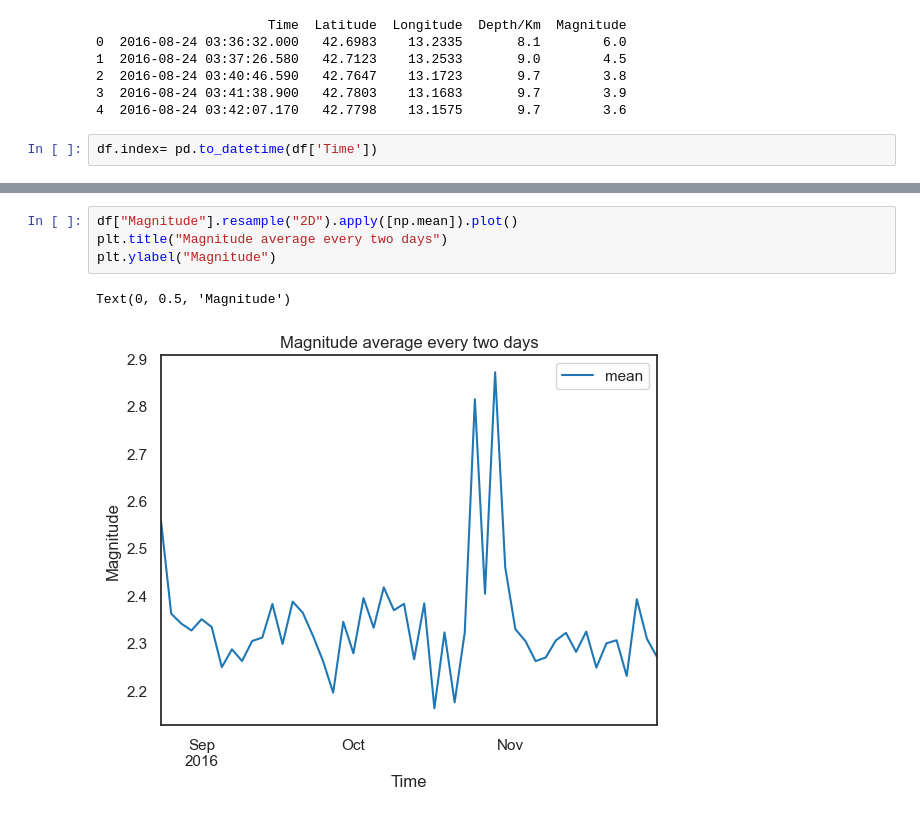
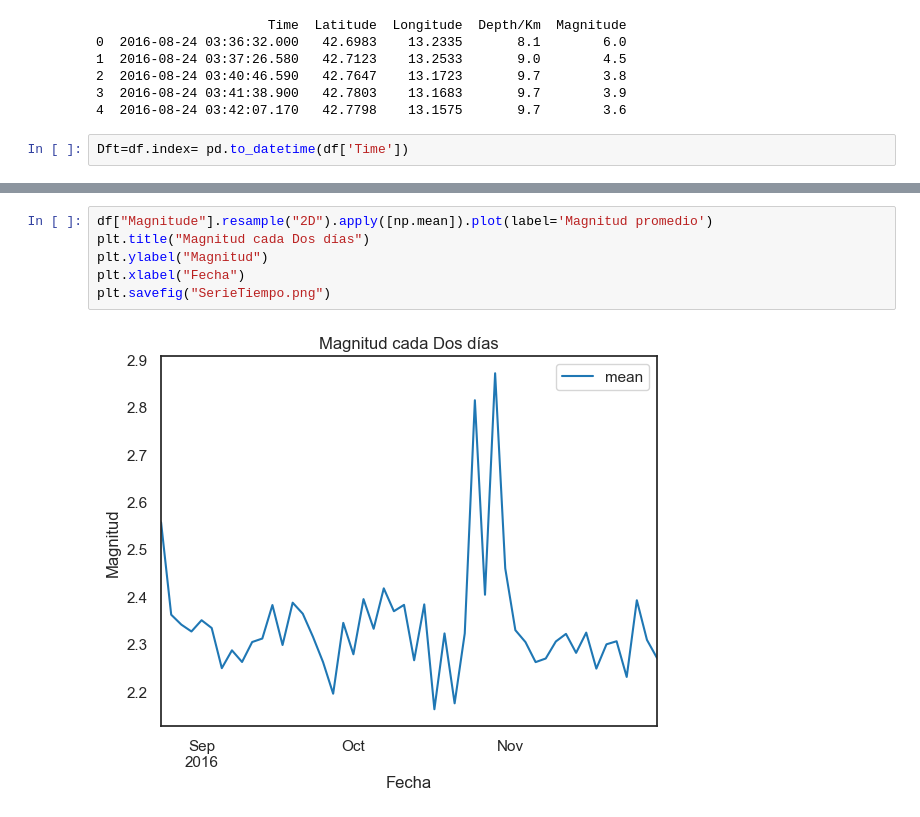
Before and after one commit to MrBloom911/SismicOperations, a Jupyter notebook: ProyectoComp2.ipynb, the cells around one changed output, grey strips where cells are left out. Cells and saved outputs as stored; diff of their text form.

```diff
--- a/ProyectoComp2.ipynb
+++ b/ProyectoComp2.ipynb
@@ -38,5 +38,5 @@ print(df.head())
 3  2016-08-24 03:41:38.900   42.7803    13.1683       9.7        3.9
 4  2016-08-24 03:42:07.170   42.7798    13.1575       9.7        3.6
 # %%
-df.index= pd.to_datetime(df['Time'])
+Dft=df.index= pd.to_datetime(df['Time'])
 # %%
@@ -59,7 +52,8 @@ df.drop(columns='Time')
 # %%
-df["Magnitude"].resample("2D").apply([np.mean]).plot()
-plt.title("Magnitude average every two days")
-plt.ylabel("Magnitude")
+df["Magnitude"].resample("2D").apply([np.mean]).plot(label='Magnitud promedio')
+plt.title("Magnitud cada Dos días")
+plt.ylabel("Magnitud")
+plt.xlabel("Fecha")
+plt.savefig("SerieTiempo.png")
 # %% [output]
-Text(0, 0.5, 'Magnitude')
-[figure, old version]
+[figure, new version]
```
Also changed, not shown: parts of 1 cell of this notebook.
